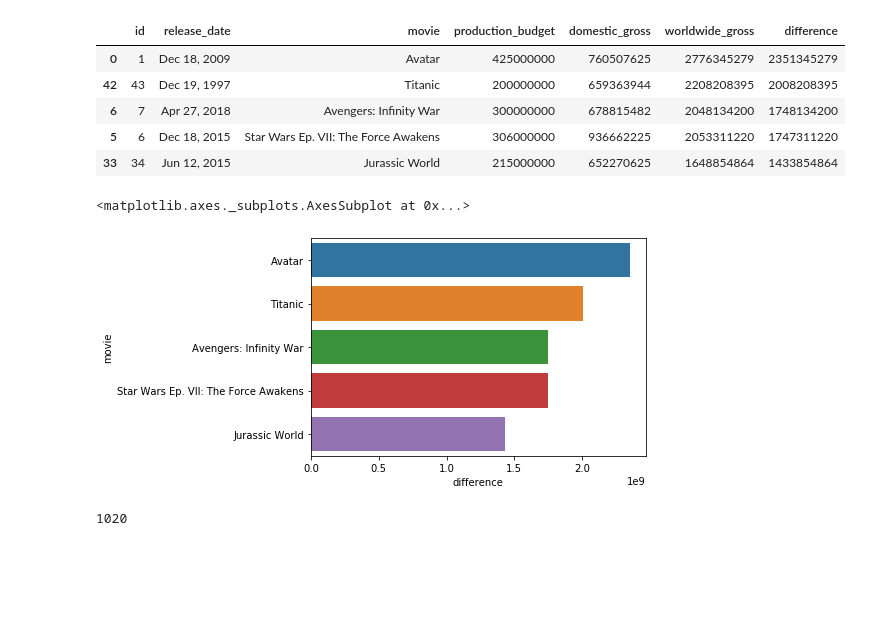
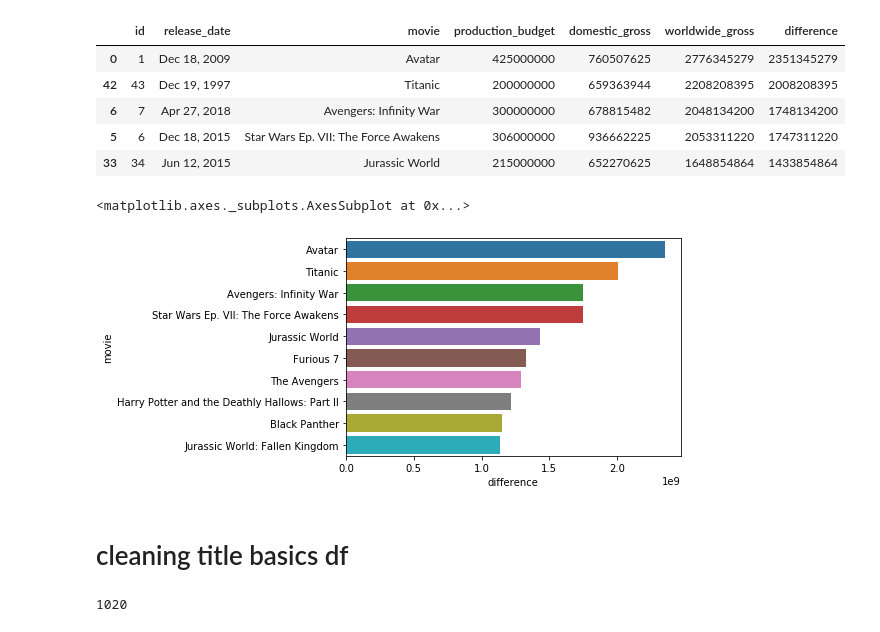
Before and after one commit to Aper012/Phase-1-project, a Jupyter notebook: Question 2.ipynb, the cells around one changed output. Saved outputs shown, nothing was run; the diff lists cells and outputs as text; code cells hidden in the pictures; blank space fills up the shorter version.

```diff
--- a/Question 2.ipynb
+++ b/Question 2.ipynb
@@ -175,12 +175,14 @@ budgets_df.sort_values(by = 'difference', ascending= False).head()
 | 5 | 6 | Dec 18, 2015 | Star Wars Ep. VII: The Force Awakens | 306000000 | 936662225 | 2053311220 | 1747311220 |
 | 33 | 34 | Jun 12, 2015 | Jurassic World | 215000000 | 652270625 | 1648854864 | 1433854864 |
 # %%
-top5_budgets = budgets_df.sort_values(by = 'difference', ascending = False).head()
+top_budgets = budgets_df.sort_values(by = 'difference', ascending = False).head(10)
 # %%
-sns.barplot(x = 'difference', y = 'movie', data = top5_budgets)
+sns.barplot(x = 'difference', y = 'movie', data = top_budgets)
 # %% [output]
 <matplotlib.axes._subplots.AxesSubplot at 0x...>
-[figure, old version]
+[figure, new version]
+# %% [markdown]
+# cleaning title basics df
 # %%
 tmdb_movies_df.drop(['Unnamed: 0'],axis = 1, inplace = True)
 # %%
```
Also changed, not shown: parts of 63 cells of this notebook, 1 other file.
